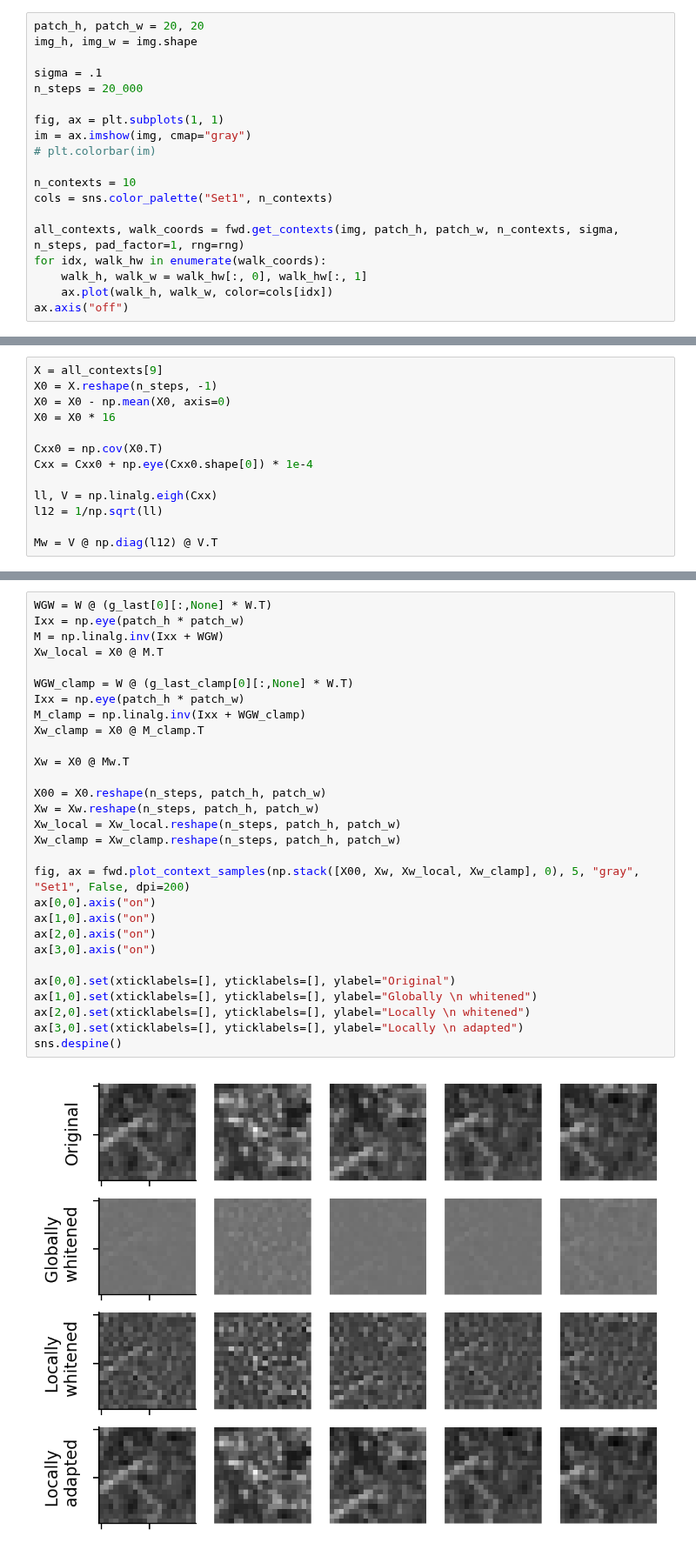
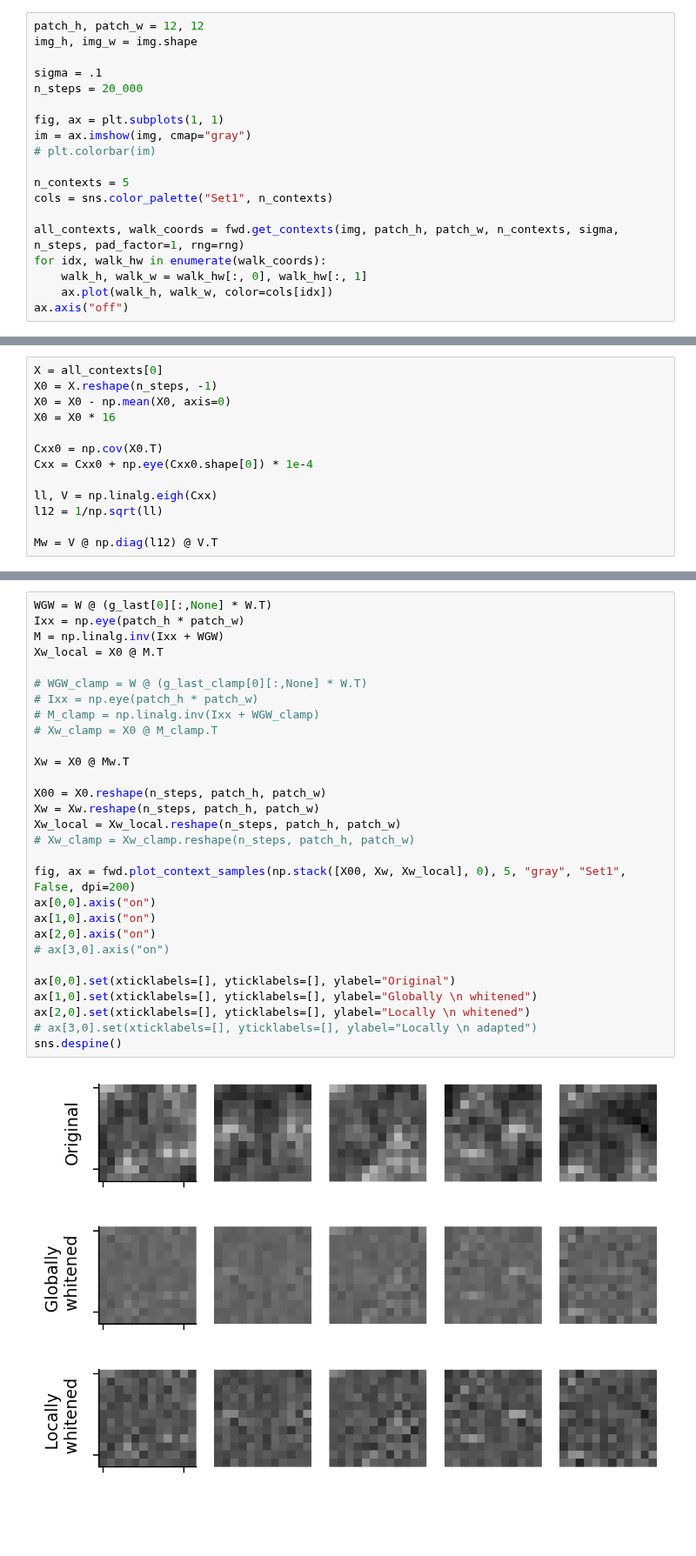
Before and after one commit to lyndond/frame_whitening, a Jupyter notebook: figures/conv2d.ipynb, the cells around one changed output, grey strips where cells are left out. Shown at 87% size. Saved outputs shown, nothing was run; the diff lists cells and outputs as text; blank space fills up the shorter version.

Commit message:
distance local conv

```diff
--- a/figures/conv2d.ipynb
+++ b/figures/conv2d.ipynb
@@ -26,7 +26,7 @@ ax.set(xticklabels=[], yticklabels=[]);
 # %% [output]
 [figure]
 # %%
-patch_h, patch_w = 20, 20
+patch_h, patch_w = 12, 12
 img_h, img_w = img.shape
 
 sigma = .1
@@ -36,7 +36,7 @@ fig, ax = plt.subplots(1, 1)
 im = ax.imshow(img, cmap="gray")
 # plt.colorbar(im)
 
-n_contexts = 10
+n_contexts = 5
 cols = sns.color_palette("Set1", n_contexts)
 
 all_contexts, walk_coords = fwd.get_contexts(img, patch_h, patch_w, n_contexts, sigma, n_steps, pad_factor=1, rng=rng)
@@ -58,5 +56,5 @@ fwd.plot_patch_stats(all_contexts[9])
 # %%
-X = all_contexts[9]
+X = all_contexts[0]
 X0 = X.reshape(n_steps, -1)
 X0 = X0 - np.mean(X0, axis=0)
 X0 = X0 * 16
@@ -114,33 +158,33 @@ ax[0].set(xlabel=f"Step (x{step_skip})", ylabel=r"$g_i$");
 # %%
 WGW = W @ (g_last[0][:,None] * W.T)
 Ixx = np.eye(patch_h * patch_w)
 M = np.linalg.inv(Ixx + WGW)
 Xw_local = X0 @ M.T
 
-WGW_clamp = W @ (g_last_clamp[0][:,None] * W.T)
-Ixx = np.eye(patch_h * patch_w)
-M_clamp = np.linalg.inv(Ixx + WGW_clamp)
-Xw_clamp = X0 @ M_clamp.T
+# WGW_clamp = W @ (g_last_clamp[0][:,None] * W.T)
+# Ixx = np.eye(patch_h * patch_w)
+# M_clamp = np.linalg.inv(Ixx + WGW_clamp)
+# Xw_clamp = X0 @ M_clamp.T
 
 Xw = X0 @ Mw.T
 
 X00 = X0.reshape(n_steps, patch_h, patch_w)
 Xw = Xw.reshape(n_steps, patch_h, patch_w)
 Xw_local = Xw_local.reshape(n_steps, patch_h, patch_w)
-Xw_clamp = Xw_clamp.reshape(n_steps, patch_h, patch_w)
+# Xw_clamp = Xw_clamp.reshape(n_steps, patch_h, patch_w)
 
-fig, ax = fwd.plot_context_samples(np.stack([X00, Xw, Xw_local, Xw_clamp], 0), 5, "gray", "Set1", False, dpi=200)
+fig, ax = fwd.plot_context_samples(np.stack([X00, Xw, Xw_local], 0), 5, "gray", "Set1", False, dpi=200)
 ax[0,0].axis("on")
 ax[1,0].axis("on")
 ax[2,0].axis("on")
-ax[3,0].axis("on")
+# ax[3,0].axis("on")
 
 ax[0,0].set(xticklabels=[], yticklabels=[], ylabel="Original")
 ax[1,0].set(xticklabels=[], yticklabels=[], ylabel="Globally \n whitened")
 ax[2,0].set(xticklabels=[], yticklabels=[], ylabel="Locally \n whitened")
-ax[3,0].set(xticklabels=[], yticklabels=[], ylabel="Locally \n adapted")
+# ax[3,0].set(xticklabels=[], yticklabels=[], ylabel="Locally \n adapted")
 sns.despine()
 # %% [output]
-[figure, old version]
+[figure, new version]
 # %%
 Cw_local = np.cov(Xw_local.reshape(n_steps, -1).T)
```
Also changed, not shown: parts of 9 cells of this notebook, 1 other file.
